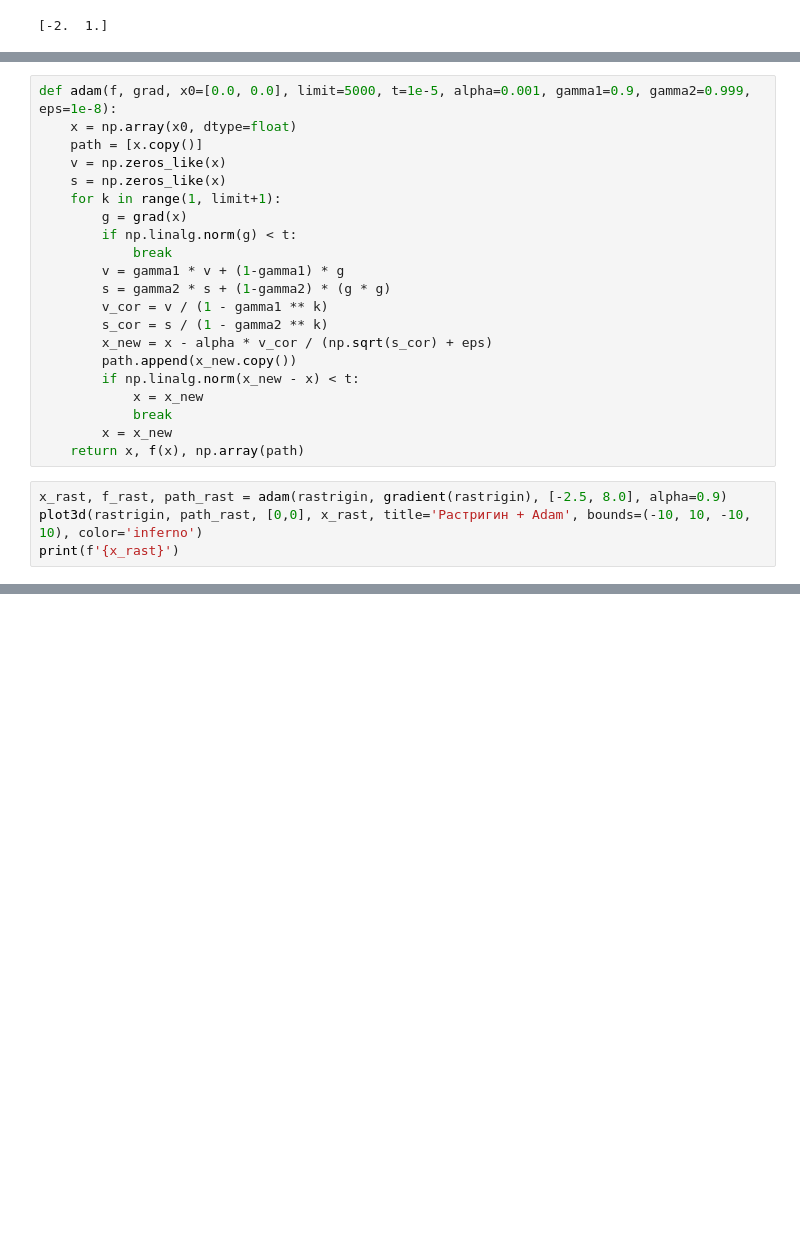
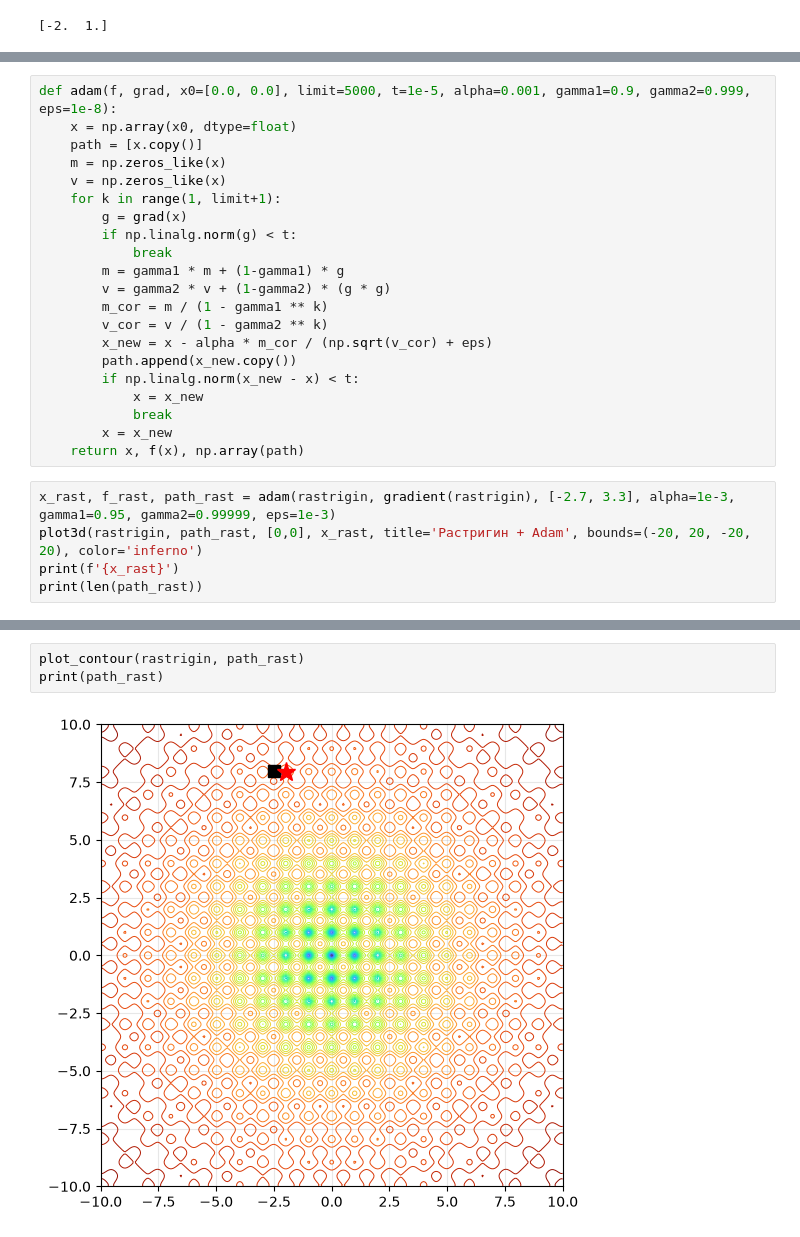
Before and after one commit to xpertdreamer/mroz, a Jupyter notebook: lab5/lab5.ipynb, the cells around one changed output, grey strips where cells are left out. Cells and saved outputs as stored; diff of their text form; blank space fills up the shorter version.

```diff
--- a/lab5/lab5.ipynb
+++ b/lab5/lab5.ipynb
@@ -234,17 +353,17 @@ print(f'{x_lev}')
 def adam(f, grad, x0=[0.0, 0.0], limit=5000, t=1e-5, alpha=0.001, gamma1=0.9, gamma2=0.999, eps=1e-8):
     x = np.array(x0, dtype=float)
     path = [x.copy()]
+    m = np.zeros_like(x)
     v = np.zeros_like(x)
-    s = np.zeros_like(x)
     for k in range(1, limit+1):
         g = grad(x)
         if np.linalg.norm(g) < t:
             break
-        v = gamma1 * v + (1-gamma1) * g
-        s = gamma2 * s + (1-gamma2) * (g * g)
-        v_cor = v / (1 - gamma1 ** k)
-        s_cor = s / (1 - gamma2 ** k)
-        x_new = x - alpha * v_cor / (np.sqrt(s_cor) + eps)
+        m = gamma1 * m + (1-gamma1) * g
+        v = gamma2 * v + (1-gamma2) * (g * g)
+        m_cor = m / (1 - gamma1 ** k)
+        v_cor = v / (1 - gamma2 ** k)
+        x_new = x - alpha * m_cor / (np.sqrt(v_cor) + eps)
         path.append(x_new.copy())
         if np.linalg.norm(x_new - x) < t:
             x = x_new
@@ -252,8 +371,9 @@ def adam(f, grad, x0=[0.0, 0.0], limit=5000, t=1e-5, alpha=0.001, gamma1=0.9, ga
         x = x_new
     return x, f(x), np.array(path)
 # %%
-x_rast, f_rast, path_rast = adam(rastrigin, gradient(rastrigin), [-2.5, 8.0], alpha=0.9)
-plot3d(rastrigin, path_rast, [0,0], x_rast, title='Растригин + Adam', bounds=(-10, 10, -10, 10), color='inferno')
+x_rast, f_rast, path_rast = adam(rastrigin, gradient(rastrigin), [-2.7, 3.3], alpha=1e-3, gamma1=0.95, gamma2=0.99999, eps=1e-3)
+plot3d(rastrigin, path_rast, [0,0], x_rast, title='Растригин + Adam', bounds=(-20, 20, -20, 20), color='inferno')
 print(f'{x_rast}')
+print(len(path_rast))
 # %% [output]
 [interactive output not drawn]
@@ -260,0 +382,5 @@ print(f'{x_rast}')
+# %%
+plot_contour(rastrigin, path_rast)
+print(path_rast)
+# %% [output]
+[figure, added]
```
Also changed, not shown: parts of 25 cells of this notebook, 2 other files.
